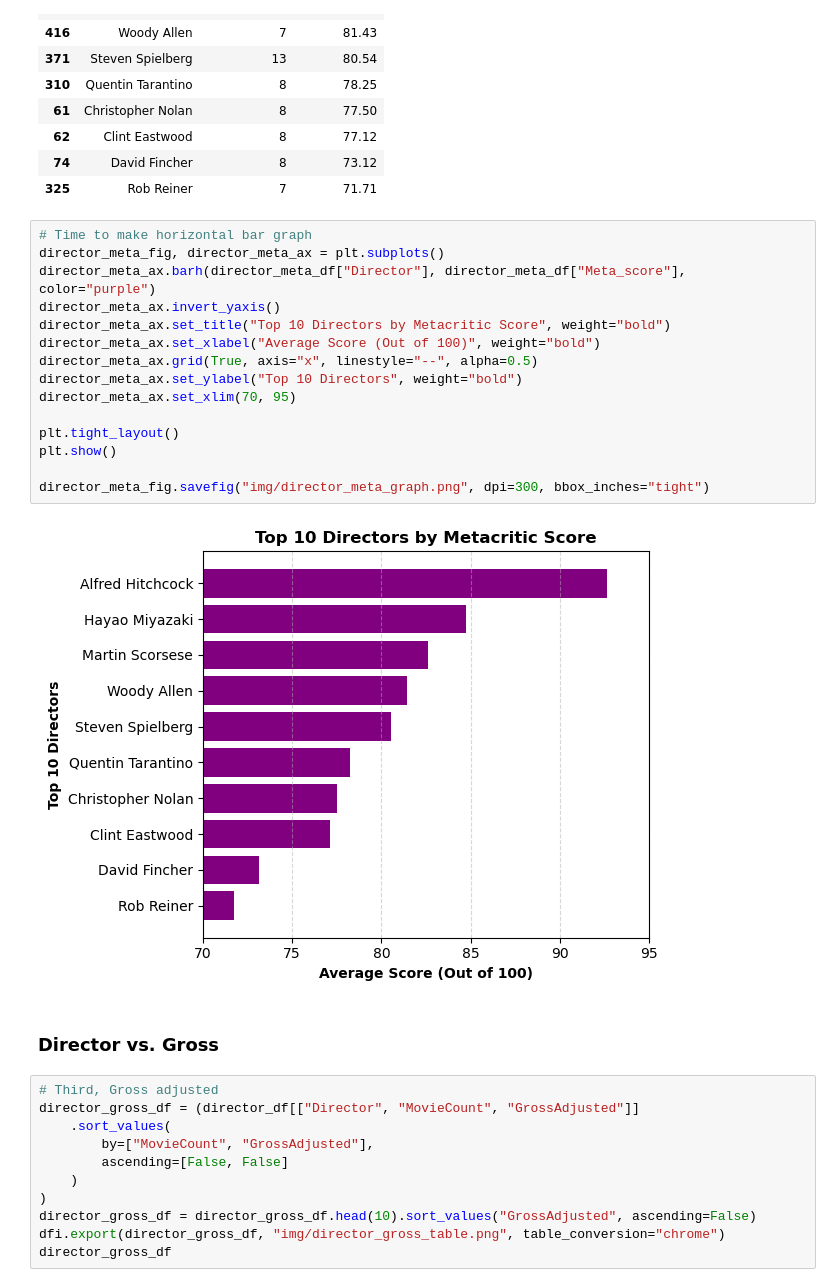
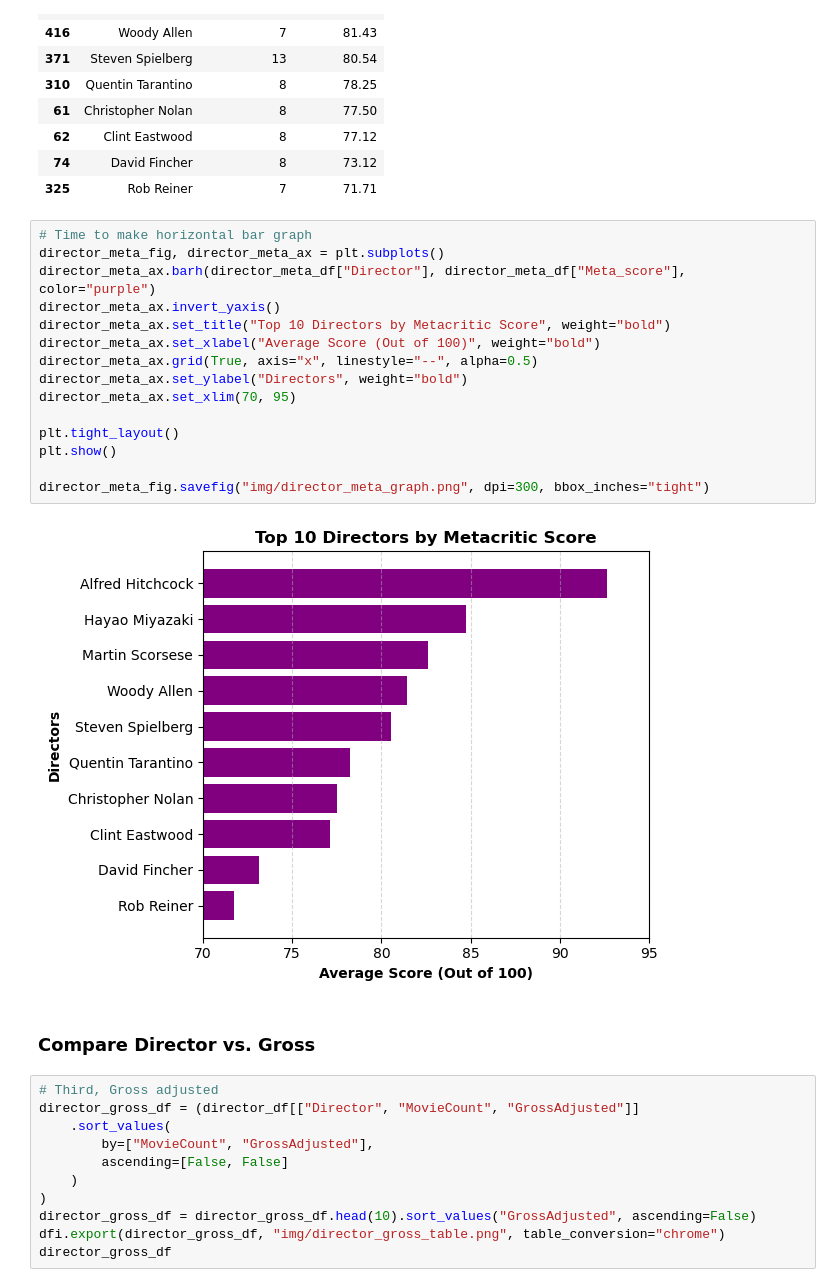
Before and after one commit to spc-kim/midterm_project, a Jupyter notebook: notebook.ipynb, the cells around one changed output. Drawn from its saved outputs; the diff is of its cells as text.

```diff
--- a/notebook.ipynb
+++ b/notebook.ipynb
@@ -628,22 +741,22 @@ director_meta_df
 # %%
 # Time to make horizontal bar graph
 director_meta_fig, director_meta_ax = plt.subplots()
 director_meta_ax.barh(director_meta_df["Director"], director_meta_df["Meta_score"], color="purple")
 director_meta_ax.invert_yaxis()
 director_meta_ax.set_title("Top 10 Directors by Metacritic Score", weight="bold")
 director_meta_ax.set_xlabel("Average Score (Out of 100)", weight="bold")
 director_meta_ax.grid(True, axis="x", linestyle="--", alpha=0.5)
-director_meta_ax.set_ylabel("Top 10 Directors", weight="bold")
+director_meta_ax.set_ylabel("Directors", weight="bold")
 director_meta_ax.set_xlim(70, 95)
 
 plt.tight_layout()
 plt.show()
 
 director_meta_fig.savefig("img/director_meta_graph.png", dpi=300, bbox_inches="tight")
 # %% [output]
-[figure, old version]
+[figure, new version]
 # %% [markdown]
-### Director vs. Gross
+### Compare Director vs. Gross
 # %%
 # Third, Gross adjusted
 director_gross_df = (director_df[["Director", "MovieCount", "GrossAdjusted"]]
```
Also changed, not shown: parts of 42 cells of this notebook, 8 other files.
